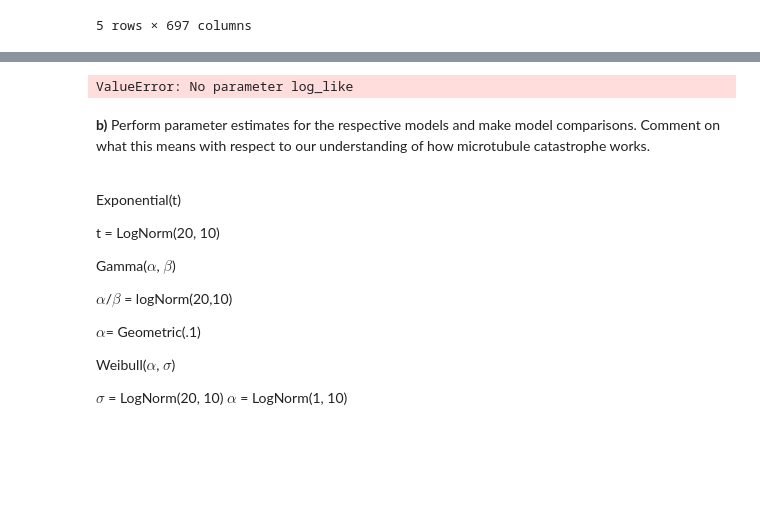
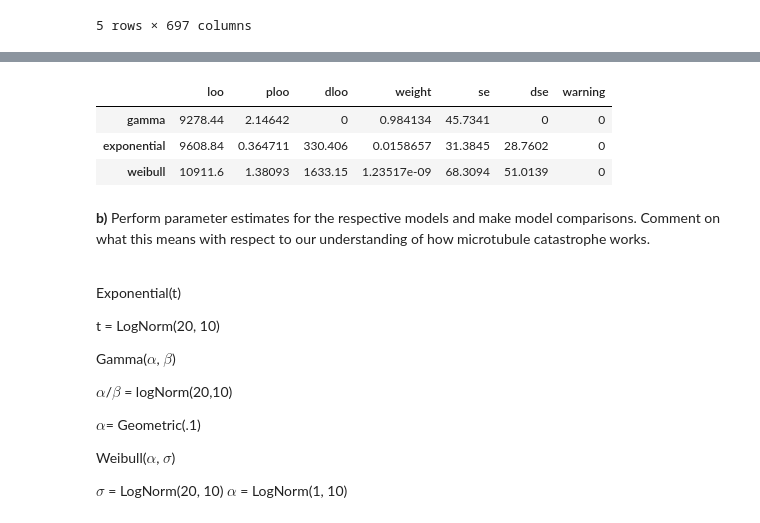
Before and after one commit to heathjohn62/bebi103, a Jupyter notebook: sandbox/hw8_MariaSandbox.ipynb, the cells around one changed output, grey strips where cells are left out. Saved outputs shown, nothing was run; the diff lists cells and outputs as text; code cells hidden in the pictures; blank space fills up the shorter version.

Commit message:
Compute loo values

```diff
--- a/sandbox/hw8_MariaSandbox.ipynb
+++ b/sandbox/hw8_MariaSandbox.ipynb
@@ -133,8 +128,11 @@ bokeh.io.show(plot1)
 # %%
-bebi103.stan.compare({'exponential': samples1, 'gamma': samples2},
+bebi103.stan.compare({'exponential': samples1, 'gamma': samples2, 'weibull': samples3},
                      log_likelihood='log_like', ic='loo')
 # %% [output]
-ValueError: No parameter log_like
+|  | loo | ploo | dloo | weight | se | dse | warning |
+| gamma | 9278.44 | 2.14642 | 0 | 0.984134 | 45.7341 | 0 | 0 |
+| exponential | 9608.84 | 0.364711 | 330.406 | 0.0158657 | 31.3845 | 28.7602 | 0 |
+| weibull | 10911.6 | 1.38093 | 1633.15 | 1.23517e-09 | 68.3094 | 51.0139 | 0 |
 # %% [markdown]
 **b)** Perform parameter estimates for the respective models and make model comparisons. Comment on what this means with respect to our understanding of how microtubule catastrophe works.
 
```
Also changed, not shown: parts of 5 cells of this notebook, 3 other files.
